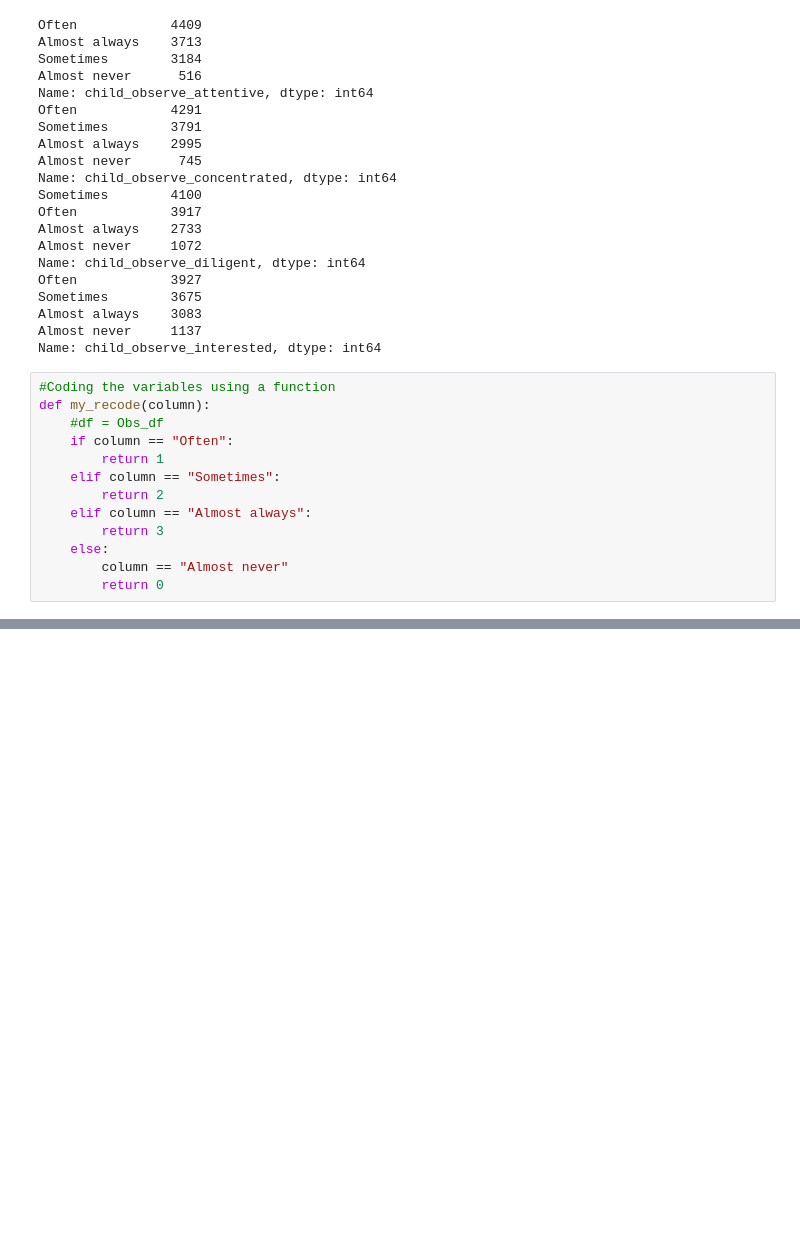
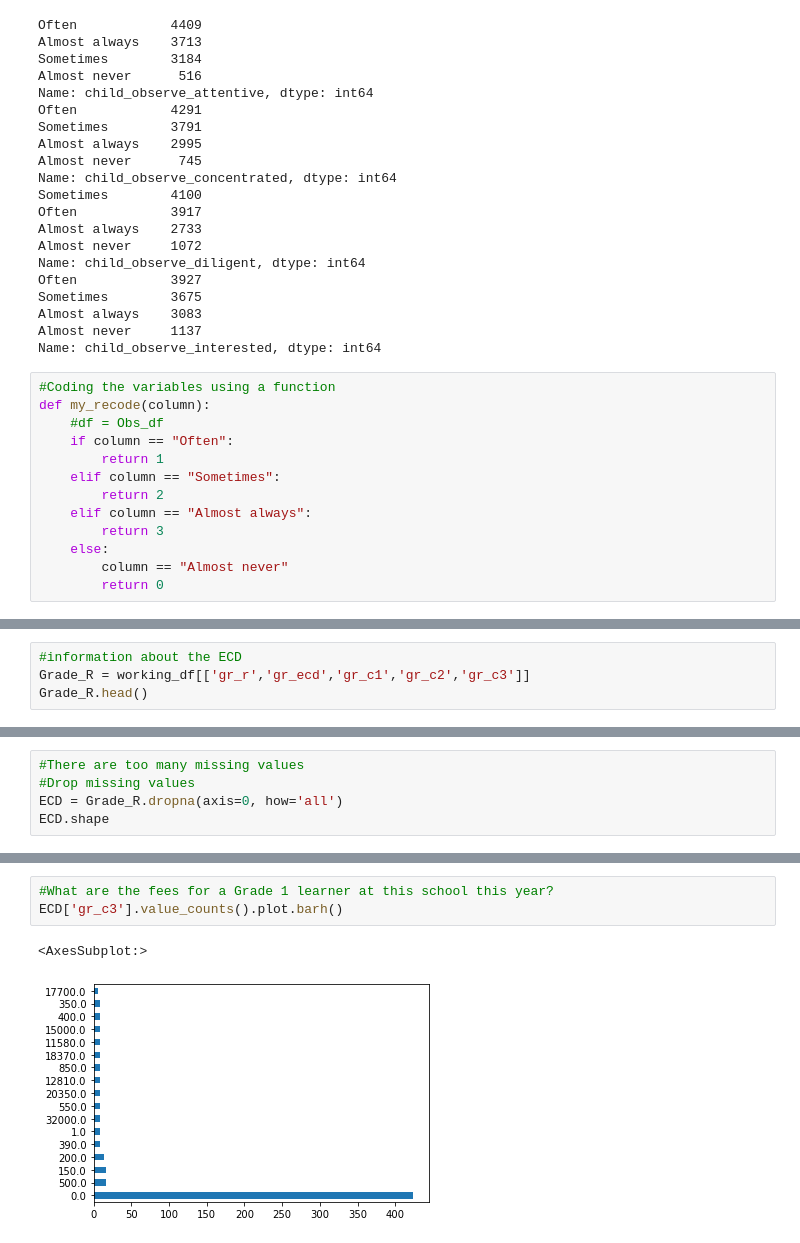
Before and after one commit to JTsiri10/Children-Data, a Jupyter notebook: DataDrive Hackathon.ipynb, the cells around one changed output, grey strips where cells are left out. Saved outputs shown, nothing was run; the diff lists cells and outputs as text; blank space fills up the shorter version.

```diff
--- a/DataDrive Hackathon.ipynb
+++ b/DataDrive Hackathon.ipynb
@@ -928,0 +970,4 @@ plt.show()
+# %%
+#information about the ECD
+Grade_R = working_df[['gr_r','gr_ecd','gr_c1','gr_c2','gr_c3']]
+Grade_R.head()
@@ -928,0 +994,5 @@ plt.show()
+# %%
+#There are too many missing values
+#Drop missing values
+ECD = Grade_R.dropna(axis=0, how='all')
+ECD.shape
@@ -928,0 +1010,6 @@ plt.show()
+# %%
+#What are the fees for a Grade 1 learner at this school this year?
+ECD['gr_c3'].value_counts().plot.barh()
+# %% [output]
+<AxesSubplot:>
+[figure, added]
```
Also changed, not shown: parts of 76 cells of this notebook.
